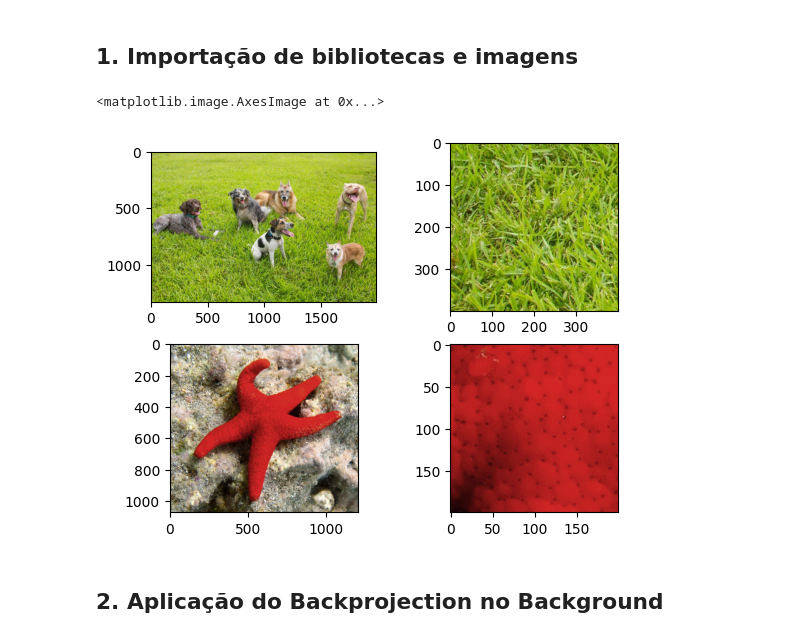
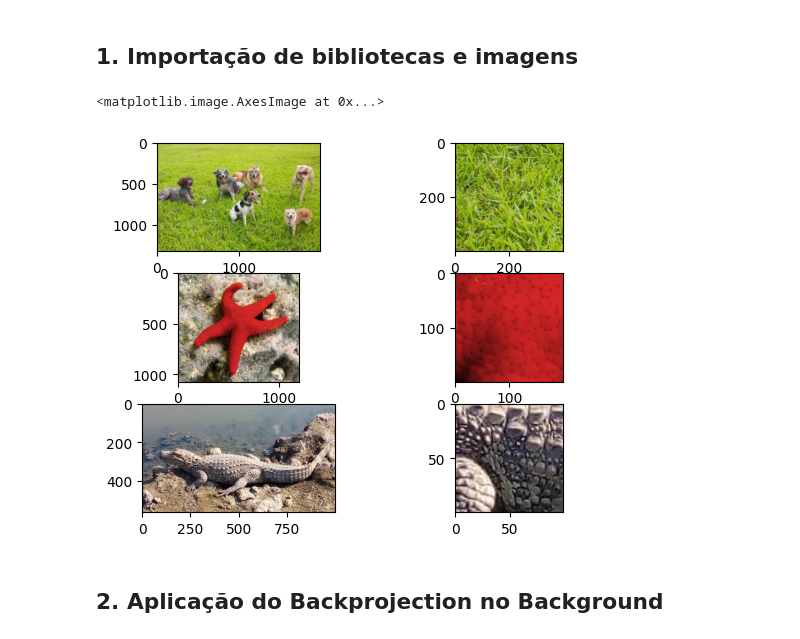
Before and after one commit to diogohal/TA3-Visao, a Jupyter notebook: ta3.ipynb, the cells around one changed output. Cells and saved outputs as stored; diff of their text form; code cells hidden in the pictures.

Commit message:
jacare added

```diff
--- a/ta3.ipynb
+++ b/ta3.ipynb
@@ -14,28 +14,38 @@ import glob
 # %%
 # Imagem dos catioros
 dogs = cv.imread('./images/dogs.jpg')
 dogs = cv.cvtColor(dogs, cv.COLOR_BGR2RGB)
 dogs_hsv = cv.cvtColor(dogs, cv.COLOR_BGR2HSV)
 
 roi_dogs = dogs[800:1200,0:400]
 roi_dogs_hsv = cv.cvtColor(roi_dogs, cv.COLOR_BGR2HSV)
 
 # Imagem da estrela do mar
 starfish = cv.imread('./images/starfish.jpg')
 starfish = cv.cvtColor(starfish, cv.COLOR_BGR2RGB)
 starfish_hsv = cv.cvtColor(starfish, cv.COLOR_BGR2HSV)
 
 roi_starfish = starfish[400:600,500:700]
 roi_starfish_hsv = cv.cvtColor(roi_starfish, cv.COLOR_BGR2HSV)
 
-fig, axes = plt.subplots(2, 2)
+# Imagem da girafa
+jacare = cv.imread('./images/jacare.jpg')
+jacare = cv.cvtColor(jacare, cv.COLOR_BGR2RGB)
+jacare_hsv = cv.cvtColor(jacare, cv.COLOR_BGR2HSV)
+
+roi_jacare = jacare[300:400,300:400]
+roi_jacare_hsv = cv.cvtColor(roi_jacare, cv.COLOR_BGR2HSV)
+
+fig, axes = plt.subplots(3, 2)
 axes[0][0].imshow(dogs)
 axes[0][1].imshow(roi_dogs)
 axes[1][0].imshow(starfish)
 axes[1][1].imshow(roi_starfish)
+axes[2][0].imshow(jacare)
+axes[2][1].imshow(roi_jacare)
 # %% [output]
 <matplotlib.image.AxesImage at 0x...>
-[figure, old version]
+[figure, new version]
 # %% [markdown]
 ## 2. Aplicação do Backprojection no Background
 # %%
```
Also changed, not shown: parts of 9 cells of this notebook, 15 other files.
